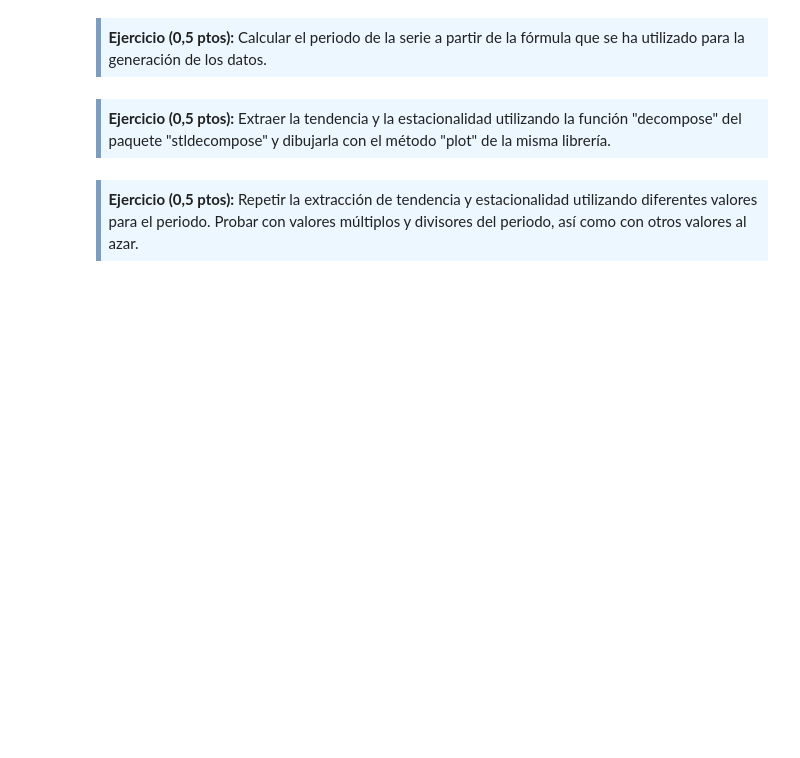
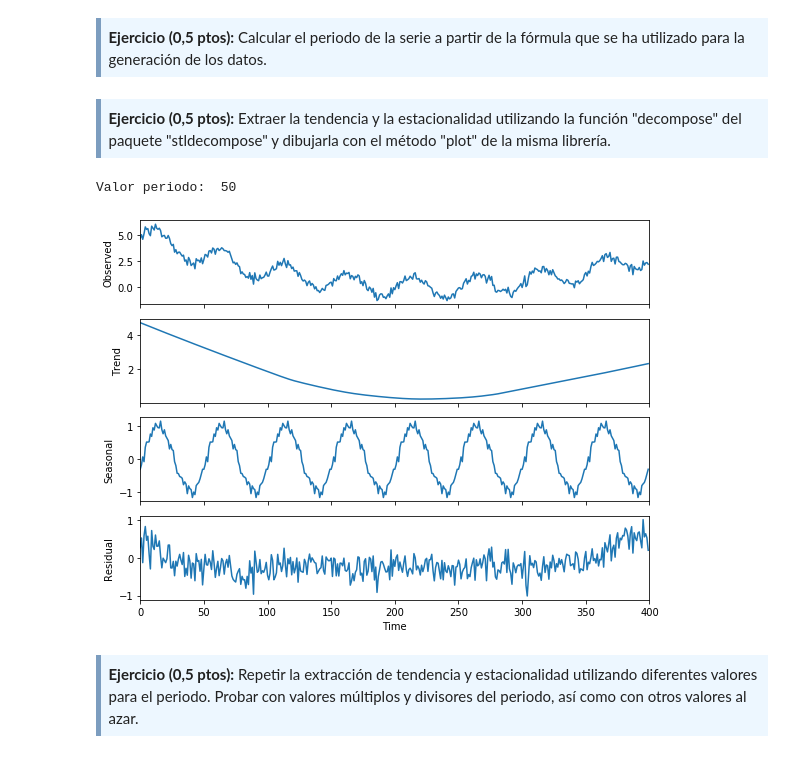
Before and after one commit to fernandoabcampos/deep-learning, a Jupyter notebook: PEC3/20182_M2.875_PEC3-Enunciado.ipynb, the cells around one changed output. Drawn from its saved outputs; the diff is of its cells as text; code cells hidden in the pictures; blank space fills up the shorter version.

```diff
--- a/PEC3/20182_M2.875_PEC3-Enunciado.ipynb
+++ b/PEC3/20182_M2.875_PEC3-Enunciado.ipynb
@@ -136,10 +69,22 @@ BONUS: Otras formas de eliminar tendencia y estacionalidad, pros y contras.
 <div style="background-color: #EDF7FF; border-color: #7C9DBF; border-left: 5px solid #7C9DBF; padding: 0.5em;">
 <strong>Ejercicio (0,5 ptos):</strong> Calcular el periodo de la serie a partir de la fórmula que se ha utilizado para la generación de los datos.
 </div>
+# %%
+period = int(idx.size/8)
 # %% [markdown]
 <div style="background-color: #EDF7FF; border-color: #7C9DBF; border-left: 5px solid #7C9DBF; padding: 0.5em;">
 <strong>Ejercicio (0,5 ptos):</strong> Extraer la tendencia y la estacionalidad utilizando la función "decompose" del paquete "stldecompose" y dibujarla con el método "plot" de la misma librería.
 </div>
+# %%
+def plot_decompose(ts, period=50):
+    print('Valor periodo: ', period)
+    stl = decompose(ts, period=period)
+    stlplot = stl.plot()
+# %%
+plot_decompose(serie, period)
+# %% [output]
+Valor periodo:  50
+[figure, added]
 # %% [markdown]
 <div style="background-color: #EDF7FF; border-color: #7C9DBF; border-left: 5px solid #7C9DBF; padding: 0.5em;">
 <strong>Ejercicio (0,5 ptos):</strong> Repetir la extracción de tendencia y estacionalidad utilizando diferentes valores para el periodo. Probar con valores múltiplos y divisores del periodo, así como con otros valores al azar.
```
Also changed, not shown: parts of 11 cells of this notebook.
